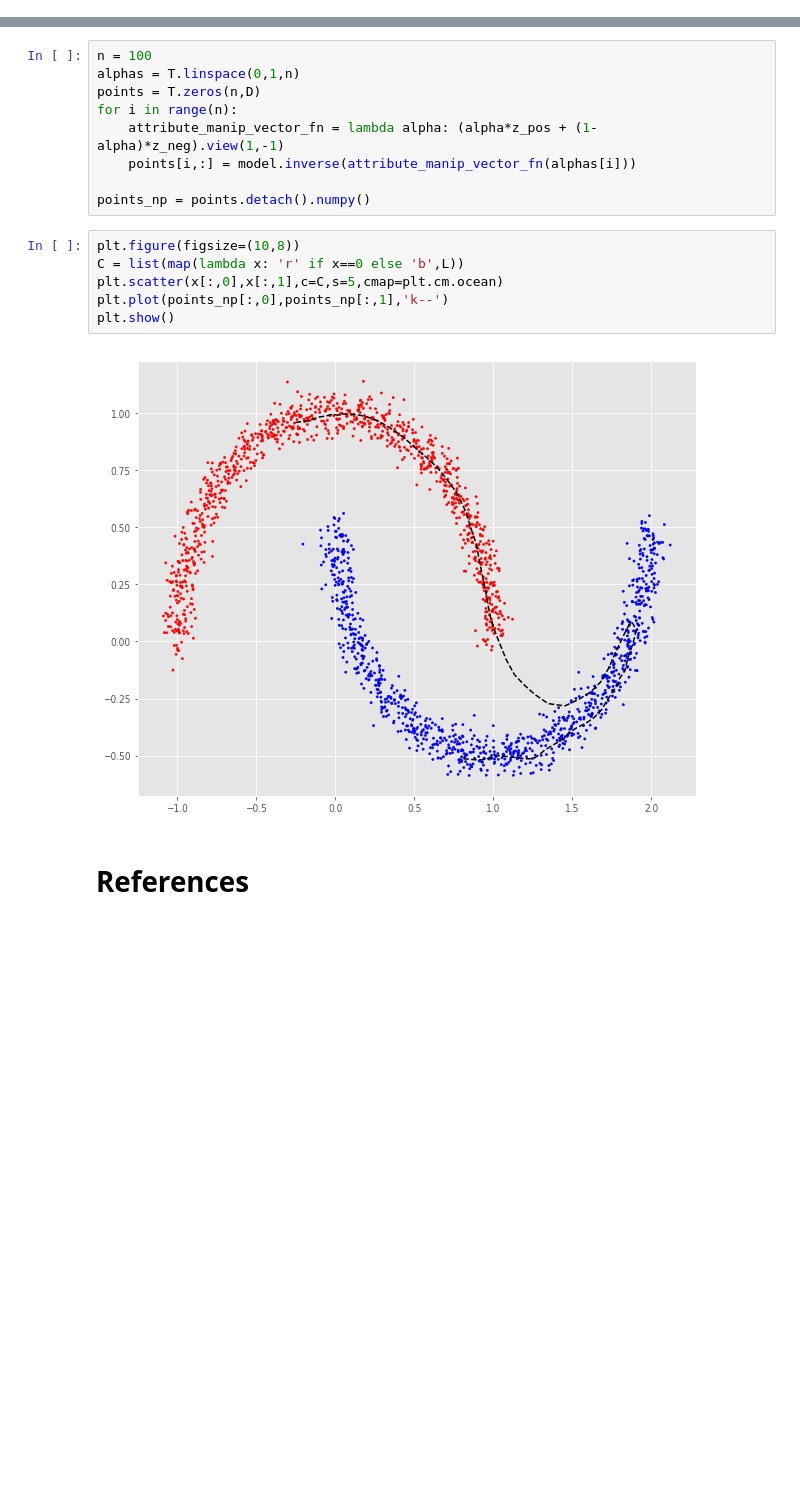
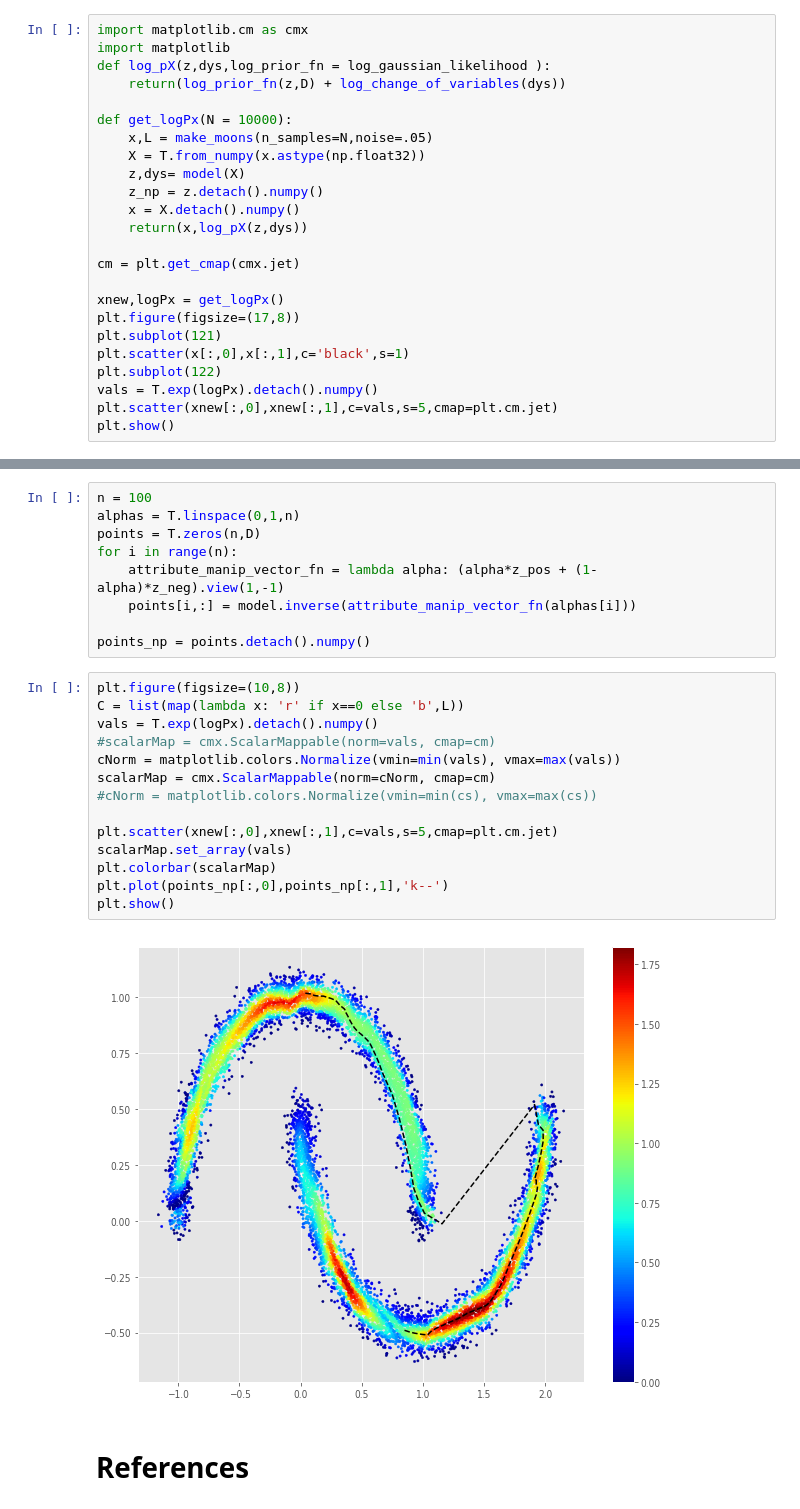
Before and after one commit to kevinm36/MachineLearning_Quantum_Seminar_Fall_Week_4_2018, a Jupyter notebook: Intro_To_Flow_Models.ipynb, the cells around one changed output, grey strips where cells are left out. Saved outputs shown, nothing was run; the diff lists cells and outputs as text; blank space fills up the shorter version.

Commit message:
long simulation and added probability plot

```diff
--- a/Intro_To_Flow_Models.ipynb
+++ b/Intro_To_Flow_Models.ipynb
@@ -490,0 +493,24 @@ epoch     NLL
+# %%
+import matplotlib.cm as cmx
+import matplotlib
+def log_pX(z,dys,log_prior_fn = log_gaussian_likelihood ):
+    return(log_prior_fn(z,D) + log_change_of_variables(dys))
+
+def get_logPx(N = 10000):
+    x,L = make_moons(n_samples=N,noise=.05)
+    X = T.from_numpy(x.astype(np.float32))
+    z,dys= model(X)
+    z_np = z.detach().numpy()
+    x = X.detach().numpy()
+    return(x,log_pX(z,dys))
+
+cm = plt.get_cmap(cmx.jet)
+
+xnew,logPx = get_logPx()
+plt.figure(figsize=(17,8))
+plt.subplot(121)
+plt.scatter(x[:,0],x[:,1],c='black',s=1)
+plt.subplot(122)
+vals = T.exp(logPx).detach().numpy()
+plt.scatter(xnew[:,0],xnew[:,1],c=vals,s=5,cmap=plt.cm.jet)
+plt.show()
@@ -526,11 +554,19 @@ points_np = points.detach().numpy()
 # %%
 plt.figure(figsize=(10,8))
 C = list(map(lambda x: 'r' if x==0 else 'b',L))
-plt.scatter(x[:,0],x[:,1],c=C,s=5,cmap=plt.cm.ocean)
+vals = T.exp(logPx).detach().numpy()
+#scalarMap = cmx.ScalarMappable(norm=vals, cmap=cm)
+cNorm = matplotlib.colors.Normalize(vmin=min(vals), vmax=max(vals))
+scalarMap = cmx.ScalarMappable(norm=cNorm, cmap=cm)
+#cNorm = matplotlib.colors.Normalize(vmin=min(cs), vmax=max(cs))
+
+plt.scatter(xnew[:,0],xnew[:,1],c=vals,s=5,cmap=plt.cm.jet)
+scalarMap.set_array(vals)
+plt.colorbar(scalarMap)
 plt.plot(points_np[:,0],points_np[:,1],'k--')
 plt.show()
 # %% [output]
-[figure, old version]
+[figure, new version]
 # %% [markdown]
 # References
 # %% [markdown]
```
Also changed, not shown: parts of 12 cells of this notebook.
